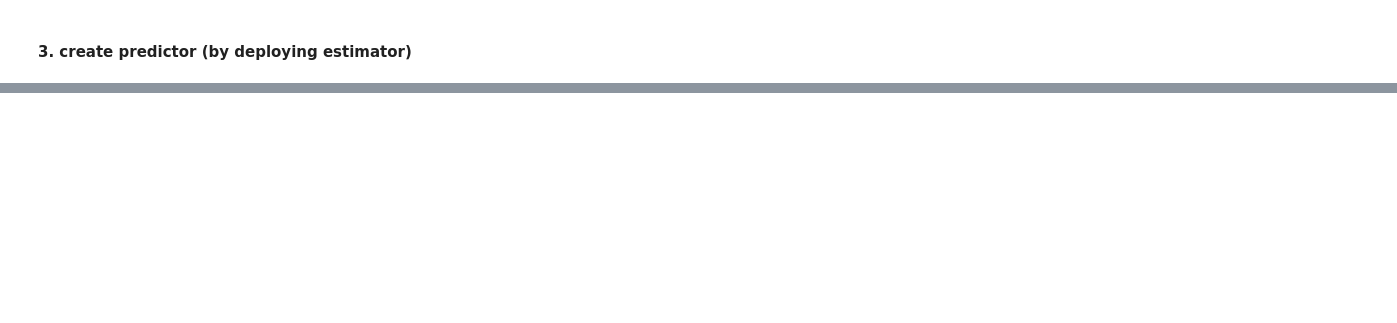
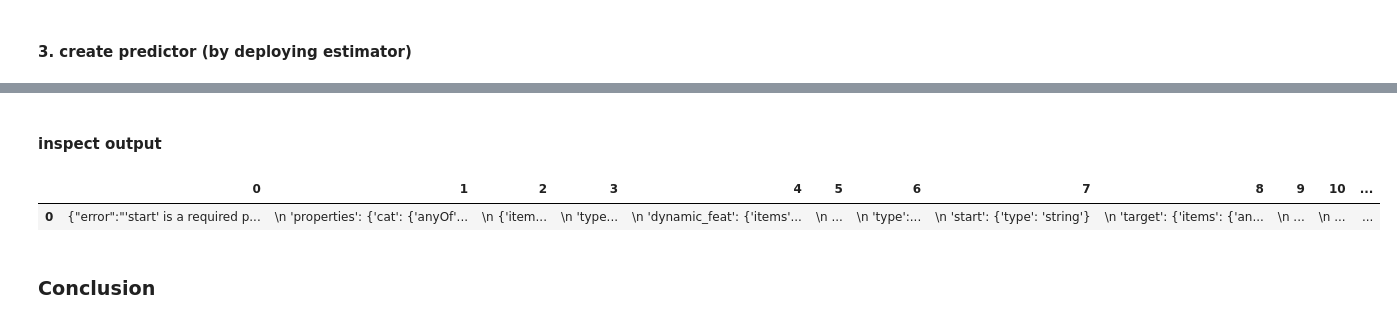
Before and after one commit to CatherineSai/project_sales_prediction_DEEPAR, a Jupyter notebook: part2_DeepAR.ipynb, the cells around one changed output, grey strips where cells are left out. Drawn from its saved outputs; the diff is of its cells as text; code cells hidden in the pictures; blank space fills up the shorter version.

Commit message:
updated version with running Batch Transform

```diff
--- a/part2_DeepAR.ipynb
+++ b/part2_DeepAR.ipynb
@@ -283,0 +274,14 @@ ConnectionClosedError: Connection was closed before we received a valid response
+# %%
+sagemaker_session = sagemaker.Session()
+role = get_execution_role()
+bucket = sagemaker_session.default_bucket()
+prefix='deepar-rossmann'
+
+# *unique* prefix
+input_prefix   = '{}/{}'.format(prefix, 'input')
+
+# uploading data to S3, and saving locations
+predicton_input_path  = sagemaker_session.upload_data(input_key, bucket=bucket, key_prefix=input_prefix)
+
+# check locations
+print('Prediction input data is stored in: '+ predicton_input_path)
@@ -283,0 +359,24 @@ ConnectionClosedError: Connection was closed before we received a valid response
+# %% [markdown]
+#### inspect output
+# %%
+import json
+import io
+from urllib.parse import urlparse
+
+def get_output_from_s3(s3uri, file_name):
+    parsed_url = urlparse(s3uri)
+    bucket_name = parsed_url.netloc
+    prefix = parsed_url.path[1:]
+    s3 = boto3.resource('s3')
+    obj = s3.Object(bucket_name, '{}/{}'.format(prefix, file_name))
+    return obj.get()["Body"].read().decode('utf-8')
+# %%
+output = get_output_from_s3(output_location, '{}.out'.format('prediction_input.json'))
+#https://sagemaker-eu-central-1-395339144106.s3.eu-central-1.amazonaws.com/deepar-rossmann/output/Batch-Transform-2020-04-09-15-19-26/prediction_input.json.out
+output_df = pd.read_csv(io.StringIO(output), sep=",", header=None)
+output_df.head(8)
+# %% [output]
+|  | 0 | 1 | 2 | 3 | 4 | 5 | 6 | 7 | 8 | 9 | 10 | ... |
+| 0 | {"error":"'start' is a required p... | \n 'properties': {'cat': {'anyOf'... | \n {'item... | \n 'type... | \n 'dynamic_feat': {'items'... | \n ... | \n 'type':... | \n 'start': {'type': 'string'} | \n 'target': {'items': {'an... | \n ... | \n ... | ... |
+# %% [markdown]
+### Conclusion
```
Also changed, not shown: parts of 22 cells of this notebook.
